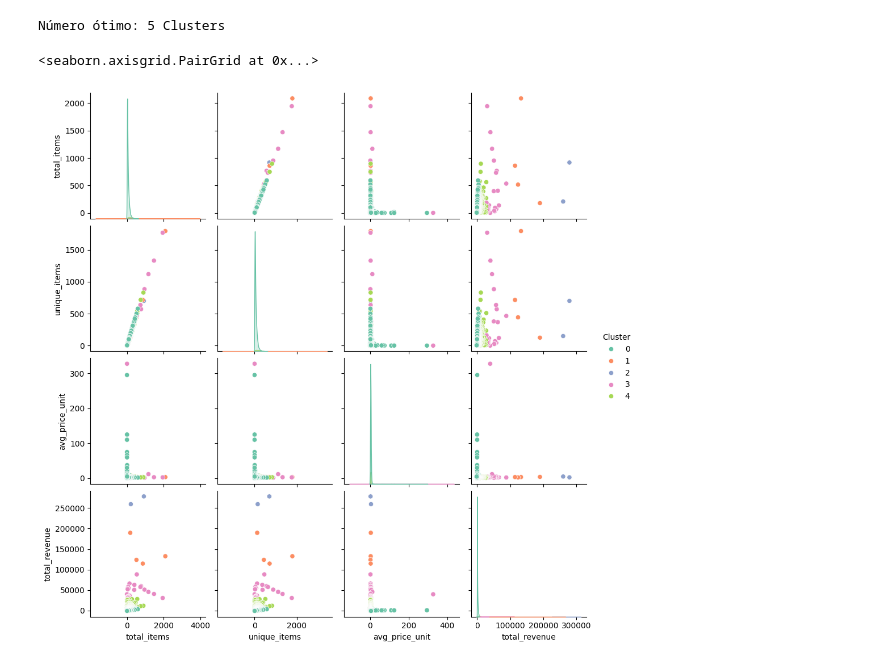
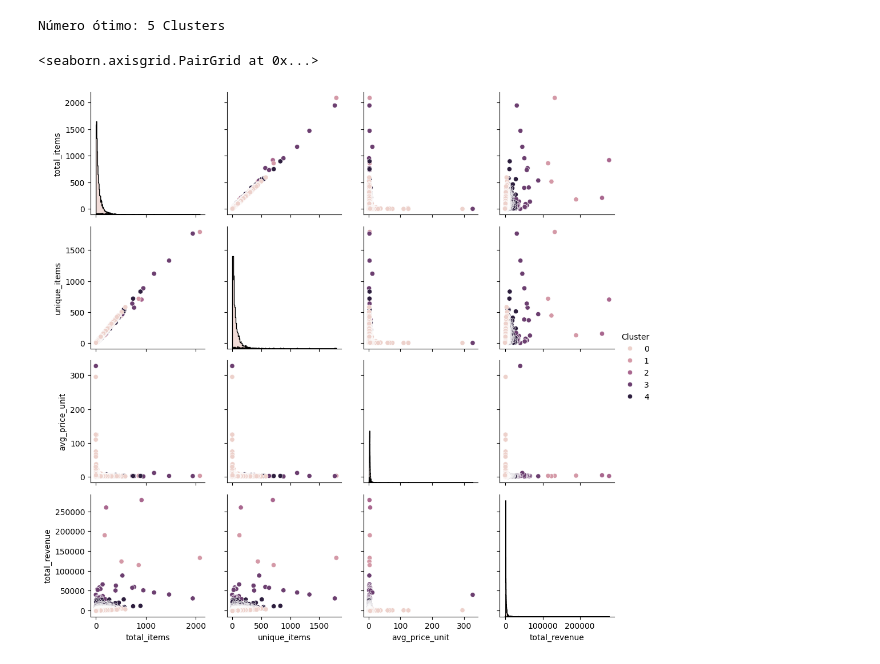
Before and after one commit to will787/retail-e-commerce-evidence, a Jupyter notebook: analytics/client_value.ipynb, the cells around one changed output. Drawn from its saved outputs; the diff is of its cells as text; code cells hidden in the pictures.

```diff
--- a/analytics/client_value.ipynb
+++ b/analytics/client_value.ipynb
@@ -88,10 +88,10 @@ kmeans.fit(df)
 
 df['Cluster'] = kmeans.labels_
 # %%
-df.groupby('Cluster').describe()
-df.groupby('Cluster').mean()
-df = df.drop(columns=['CustomerID'])
-sns.pairplot(df, hue='Cluster', palette='Set2')
+g = sns.PairGrid(df, hue="Cluster")
+g.map_diag(sns.histplot, multiple="stack", element="step")
+g.map_offdiag(sns.scatterplot)
+g.add_legend()
 # %% [output]
 <seaborn.axisgrid.PairGrid at 0x...>
-[figure, old version]
+[figure, new version]
```
Also changed, not shown: 5 other files.
